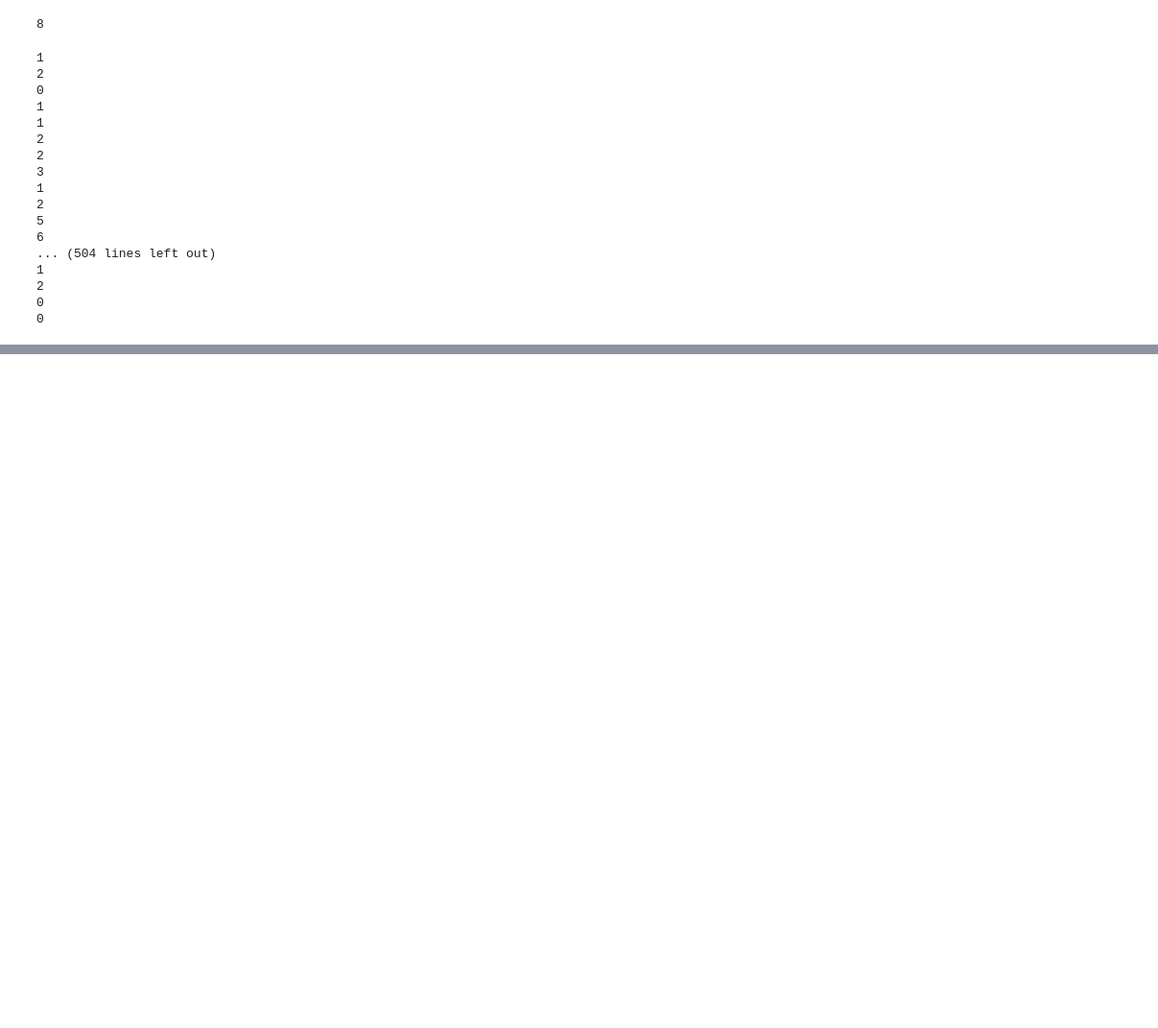
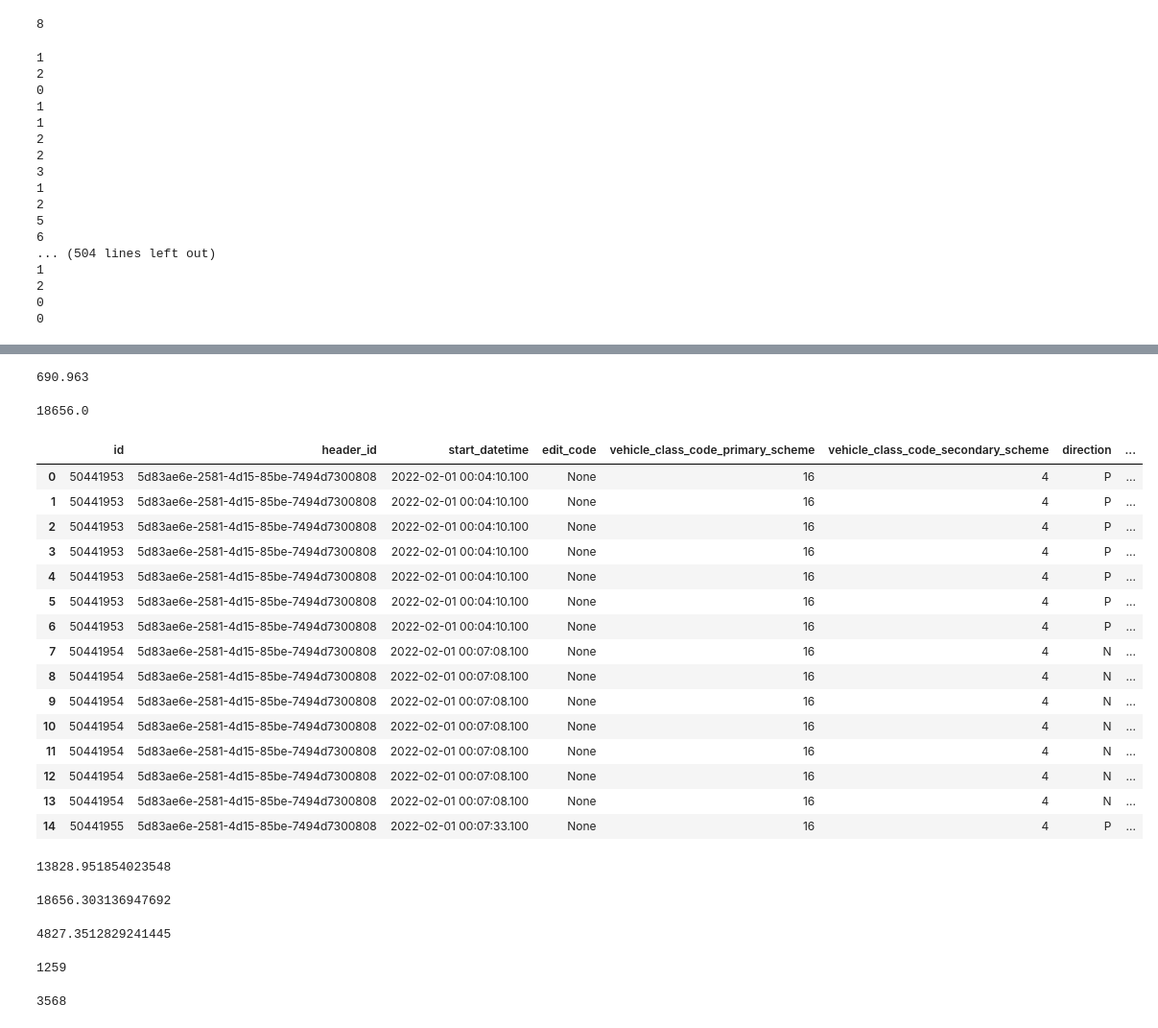
Before and after one commit to brandtosaurus/traffic_electronic_count_ETL, a Jupyter notebook: test.ipynb, the cells around one changed output, grey strips where cells are left out. Shown at 96% size. Drawn from its saved outputs; the diff is of its cells as text; code cells hidden in the pictures; blank space fills up the shorter version.

```diff
--- a/test.ipynb
+++ b/test.ipynb
@@ -1143,0 +1104,71 @@ pd.concat
+# %%
+WHEEL_MASS_SELECT_QRY = f"""SELECT
+            t10.id,
+            t10.header_id,
+            t10.start_datetime,
+            t10.edit_code,
+            t10.vehicle_class_code_primary_scheme,
+            t10.vehicle_class_code_secondary_scheme,
+            t10.direction,
+            t10.axle_count,
+            wm.wheel_mass_number,
+            wm.wheel_mass,
+            vm.kg as vehicle_mass_limit_kg,
+            sum(wm.wheel_mass) over(partition by t10.id) as gross_mass
+            FROM trafc.electronic_count_data_type_10 t10
+            inner join trafc.traffic_e_type10_wheel_mass wm ON wm.type10_id = t10.data_id
+            inner join traf_lu.gross_vehicle_mass_limits vm on vm.number_of_axles = t10.axle_count
+            where t10.header_id = '{header_id}'
+            """
+# %%
+df3 = pd.read_sql_query(WHEEL_MASS_SELECT_QRY, config.ENGINE)
+# %%
+((((df3['wheel_mass']/8200)**4.2).sum().round()/df3.groupby(
+    pd.Grouper(key='start_datetime', freq='D')).count().count()[0])).round(4)
+# %% [output]
+690.963
+# %%
+((df3['wheel_mass']/8200)**4.2).sum().round()
+# %% [output]
+18656.0
+# %%
+df3.head(15)
+# %% [output]
+|  | id | header_id | start_datetime | edit_code | vehicle_class_code_primary_scheme | vehicle_class_code_secondary_scheme | direction | ... |
+| 0 | 50441953 | 5d83ae6e-2581-4d15-85be-7494d7300808 | 2022-02-01 00:04:10.100 | None | 16 | 4 | P | ... |
+| 1 | 50441953 | 5d83ae6e-2581-4d15-85be-7494d7300808 | 2022-02-01 00:04:10.100 | None | 16 | 4 | P | ... |
+| 2 | 50441953 | 5d83ae6e-2581-4d15-85be-7494d7300808 | 2022-02-01 00:04:10.100 | None | 16 | 4 | P | ... |
+| 3 | 50441953 | 5d83ae6e-2581-4d15-85be-7494d7300808 | 2022-02-01 00:04:10.100 | None | 16 | 4 | P | ... |
+| 4 | 50441953 | 5d83ae6e-2581-4d15-85be-7494d7300808 | 2022-02-01 00:04:10.100 | None | 16 | 4 | P | ... |
+| 5 | 50441953 | 5d83ae6e-2581-4d15-85be-7494d7300808 | 2022-02-01 00:04:10.100 | None | 16 | 4 | P | ... |
+| 6 | 50441953 | 5d83ae6e-2581-4d15-85be-7494d7300808 | 2022-02-01 00:04:10.100 | None | 16 | 4 | P | ... |
+| 7 | 50441954 | 5d83ae6e-2581-4d15-85be-7494d7300808 | 2022-02-01 00:07:08.100 | None | 16 | 4 | N | ... |
+| 8 | 50441954 | 5d83ae6e-2581-4d15-85be-7494d7300808 | 2022-02-01 00:07:08.100 | None | 16 | 4 | N | ... |
+| 9 | 50441954 | 5d83ae6e-2581-4d15-85be-7494d7300808 | 2022-02-01 00:07:08.100 | None | 16 | 4 | N | ... |
+| 10 | 50441954 | 5d83ae6e-2581-4d15-85be-7494d7300808 | 2022-02-01 00:07:08.100 | None | 16 | 4 | N | ... |
+| 11 | 50441954 | 5d83ae6e-2581-4d15-85be-7494d7300808 | 2022-02-01 00:07:08.100 | None | 16 | 4 | N | ... |
+| 12 | 50441954 | 5d83ae6e-2581-4d15-85be-7494d7300808 | 2022-02-01 00:07:08.100 | None | 16 | 4 | N | ... |
+| 13 | 50441954 | 5d83ae6e-2581-4d15-85be-7494d7300808 | 2022-02-01 00:07:08.100 | None | 16 | 4 | N | ... |
+| 14 | 50441955 | 5d83ae6e-2581-4d15-85be-7494d7300808 | 2022-02-01 00:07:33.100 | None | 16 | 4 | P | ... |
+# %%
+(((df3['wheel_mass']-(9000*0.05))/8200)**4.2).sum()
+# %% [output]
+13828.951854023548
+# %%
+((df3['wheel_mass']/8200)**4.2).sum()
+# %% [output]
+18656.303136947692
+# %%
+((df3['wheel_mass']/8200)**4.2).sum() - (((df3['wheel_mass']-(9000*0.05))/8200)**4.2).sum()
+# %% [output]
+4827.3512829241445
+# %%
+round(((df3.loc[df3['direction'] == 'P']['wheel_mass']/8200)**4.2).sum()-(
+            ((df3.loc[df3['direction'] == 'P']['wheel_mass']-(9000*0.05))/8200)**4.2).sum())
+# %% [output]
+1259
+# %%
+round(((df3.loc[df3['direction'] == 'N']['wheel_mass']/8200)**4.2).sum()-(
+            ((df3.loc[df3['direction'] == 'N']['wheel_mass']-(9000*0.05))/8200)**4.2).sum())
+# %% [output]
+3568
```
Also changed, not shown: parts of 4 cells of this notebook, 1 other file.
